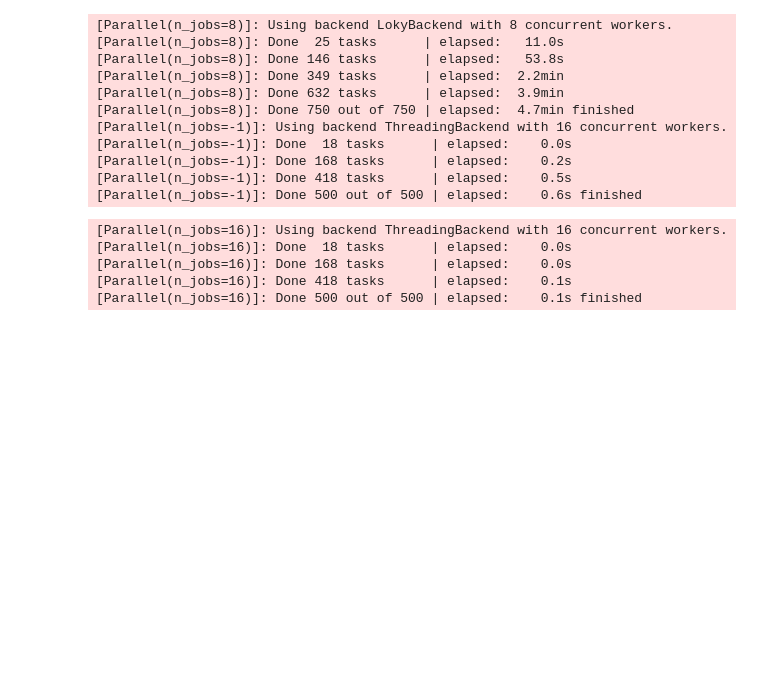
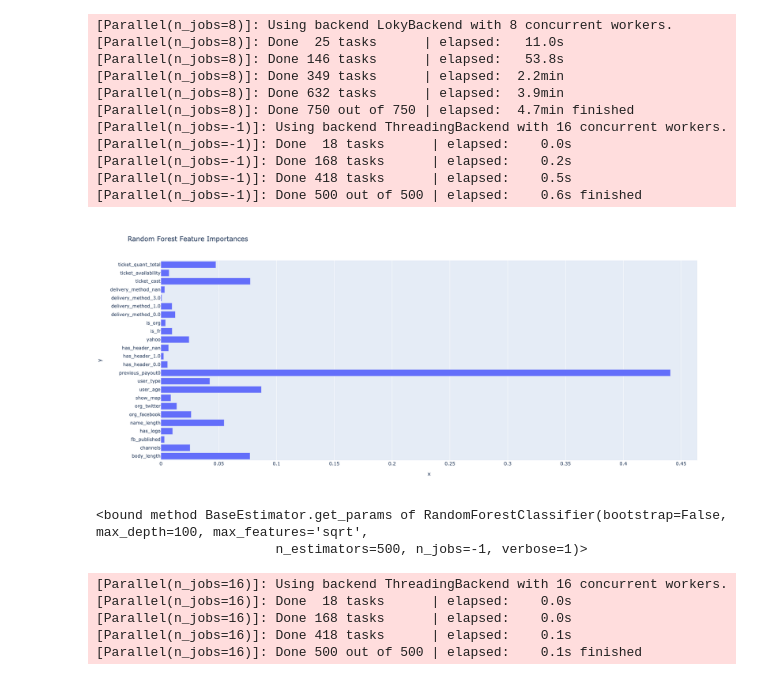
Before and after one commit to gverploeg/Fraud_Detection-, a Jupyter notebook: Sanchez_notebook.ipynb, the cells around one changed output. Saved outputs shown, nothing was run; the diff lists cells and outputs as text; code cells hidden in the pictures; blank space fills up the shorter version.

```diff
--- a/Sanchez_notebook.ipynb
+++ b/Sanchez_notebook.ipynb
@@ -365,7 +367,7 @@ np.mean(cross_val_score(rf_time, timextrain, timeytrain, scoring='f1', cv=10, ve
 # %% [markdown]
 # Cost data added Model
 # %%
-rf_neg = RandomForestClassifier(n_estimators=500, n_jobs=-1, verbose=1)
+rf_neg = RandomForestClassifier(n_estimators=500, verbose=1, bootstrap=True, max_depth=100, max_features='sqrt', oob_score=True)
 # %%
 negX = neg_value_cols.drop('Label', axis=1).values
 negy = neg_value_cols['Label'].values
@@ -427,6 +463,20 @@ Fitting 5 folds for each of 150 candidates, totalling 750 fits
 [Parallel(n_jobs=-1)]: Done 500 out of 500 | elapsed:    0.6s finished
 # %%
 best_model = search.best_estimator_
+# %%
+feature_importance = best_model.feature_importances_
+labels = neg_value_cols.columns.drop(['Label'])
+frame = pd.DataFrame(zip(labels, feature_importance)).set_index(0).rename(columns={1:'value'}).sort_values('value', ascending=False)
+# %%
+bar = px.bar(data_frame=frame, x=feature_importance, y=labels, hover_name=feature_importance, orientation='h', hover_data={'value':False}, height=700, title="Random Forest Feature Importances")
+bar.show()
+# %% [output]
+[figure, added]
+# %%
+best_model.get_params
+# %% [output]
+<bound method BaseEstimator.get_params of RandomForestClassifier(bootstrap=False, max_depth=100, max_features='sqrt',
+                       n_estimators=500, n_jobs=-1, verbose=1)>
 # %%
 predictions = best_model.predict(negxtest)
 # %% [output]
```
Also changed, not shown: parts of 25 cells of this notebook, 6 other files.
